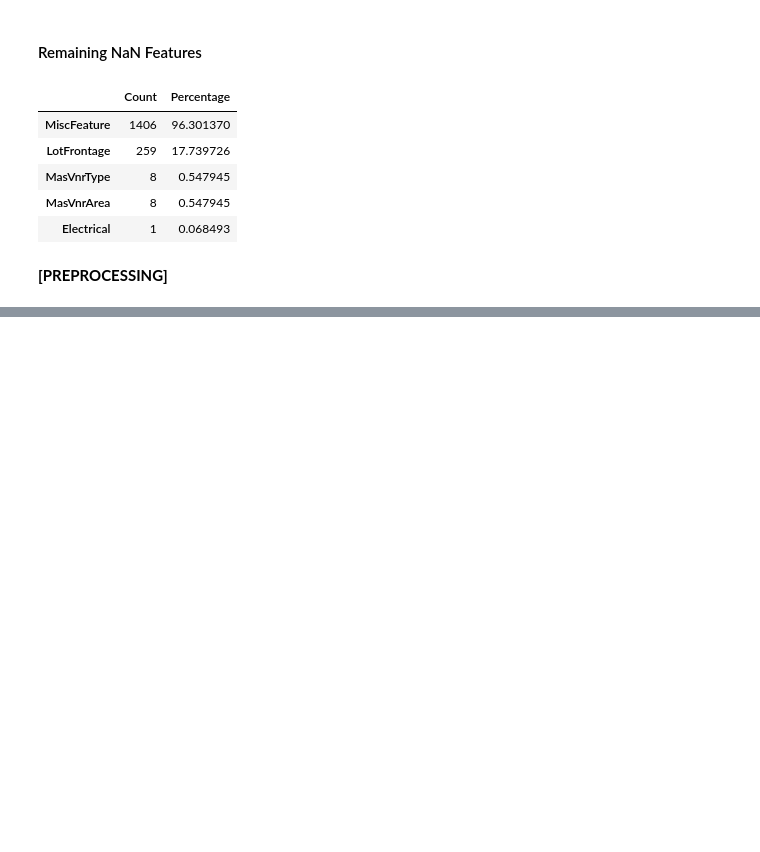
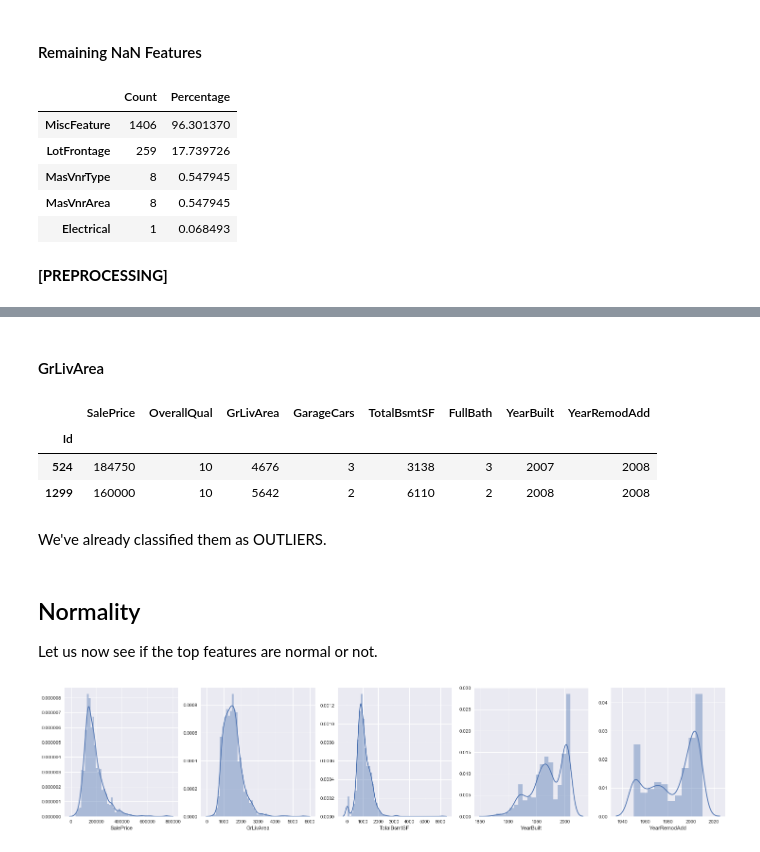
Before and after one commit to ParthikB/Kaggle, a Jupyter notebook: house_pricing/eda+fe.ipynb, the cells around one changed output, grey strips where cells are left out. Cells and saved outputs as stored; diff of their text form; code cells hidden in the pictures; blank space fills up the shorter version.

```diff
--- a/house_pricing/eda+fe.ipynb
+++ b/house_pricing/eda+fe.ipynb
@@ -212,0 +282,34 @@ data.dropna(how='any', subset=['Electrical'], inplace=True)
+# %% [markdown]
+#### GrLivArea
+# %%
+VAR = 'GrLivArea'
+
+# data[data[VAR]>4000]['SalePrice']<200000
+
+# 524, 1299 are the two IDs. The same as above.
+
+# data[top_corr_features].iloc[[523, 1298]] # Reducing 1 beacause of indexing.
+# %% [output]
+|  | SalePrice | OverallQual | GrLivArea | GarageCars | TotalBsmtSF | FullBath | YearBuilt | YearRemodAdd |
+| Id |  |  |  |  |  |  |  |  |
+| 524 | 184750 | 10 | 4676 | 3 | 3138 | 3 | 2007 | 2008 |
+| 1299 | 160000 | 10 | 5642 | 2 | 6110 | 2 | 2008 | 2008 |
+# %% [markdown]
+We've already classified them as OUTLIERS.
+# %% [markdown]
+## Normality
+
+Let us now see if the top features are normal or not.
+# %%
+plt.figure(figsize=(25, 5))
+
+idx = 0
+for f in top_corr_features:
+    if len(data[f].unique()) > 15: # Just getting rid of categorical features
+
+        plt.subplot(1, 5, idx+1)
+        sns.distplot(data[f])
+
+        idx += 1
+# %% [output]
+[figure, added]
```
Also changed, not shown: parts of 12 cells of this notebook.
